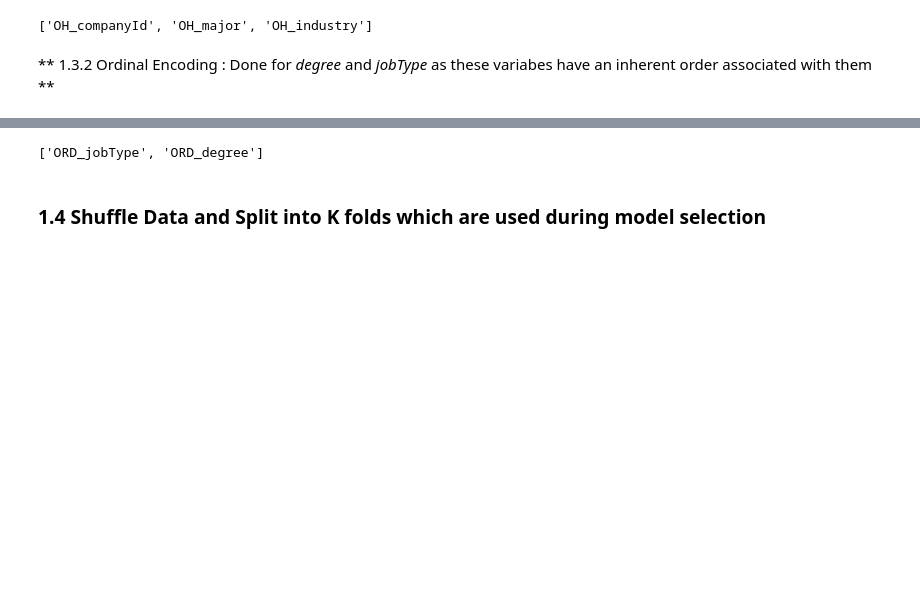
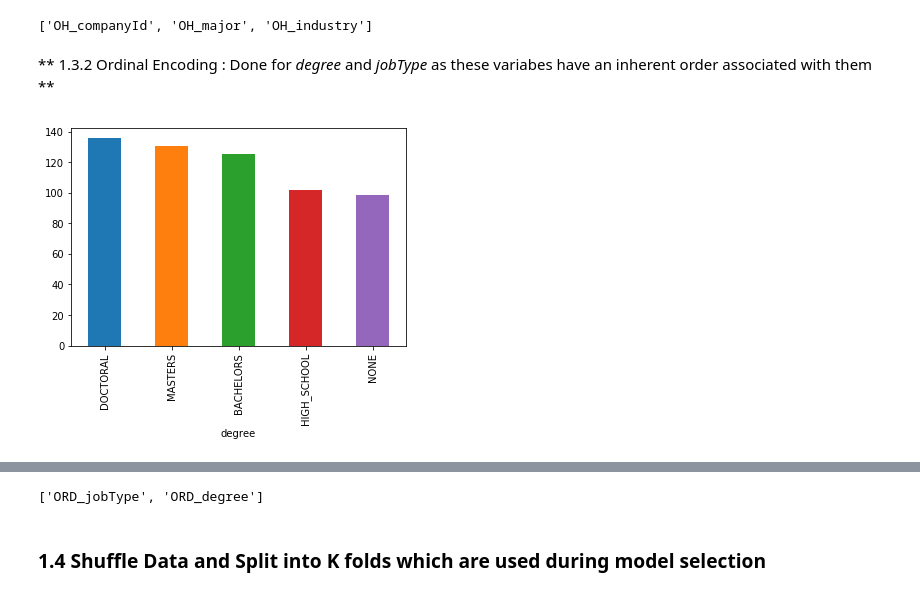
Before and after one commit to abhishek9sharma/salpred, a Jupyter notebook: Submisson_Final.ipynb, the cells around one changed output, grey strips where cells are left out. Saved outputs shown, nothing was run; the diff lists cells and outputs as text; code cells hidden in the pictures; blank space fills up the shorter version.

```diff
--- a/Submisson_Final.ipynb
+++ b/Submisson_Final.ipynb
@@ -93,3 +93,10 @@ print(cat_features_normal_new)
 ['OH_companyId', 'OH_major', 'OH_industry']
 # %% [markdown]
 ** 1.3.2 Ordinal  Encoding : Done for *degree* and *jobType* as these variabes have an inherent order associated with them **
+# %%
+# Plot Information about Salaries vs Degree
+dType = train_full_encoded.groupby('degree')['salary'].mean().sort_values(ascending=False)
+dType.plot(kind='bar',x='degree',y='salary')
+plt.show()
+# %% [output]
+[figure, added]
```
Also changed, not shown: parts of 7 cells of this notebook.
